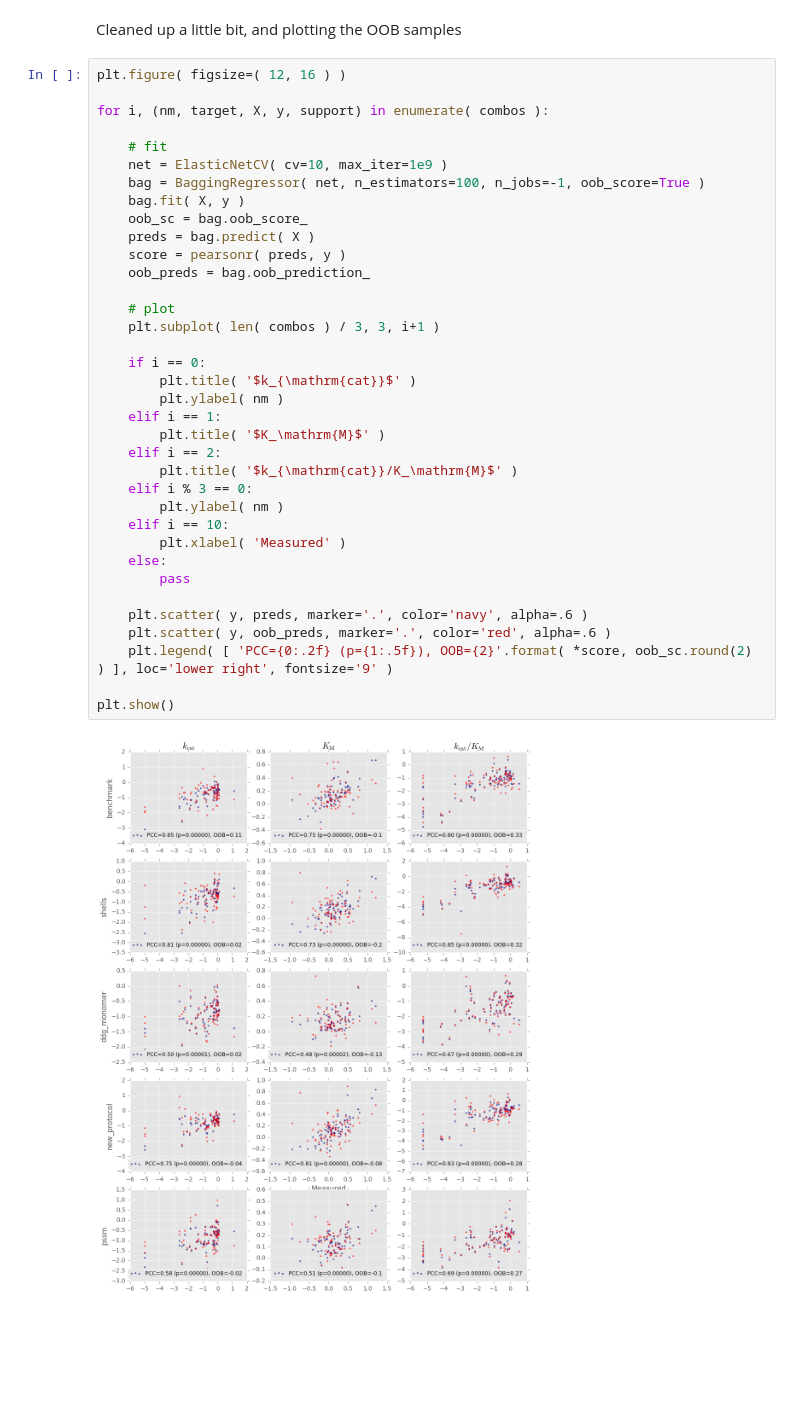
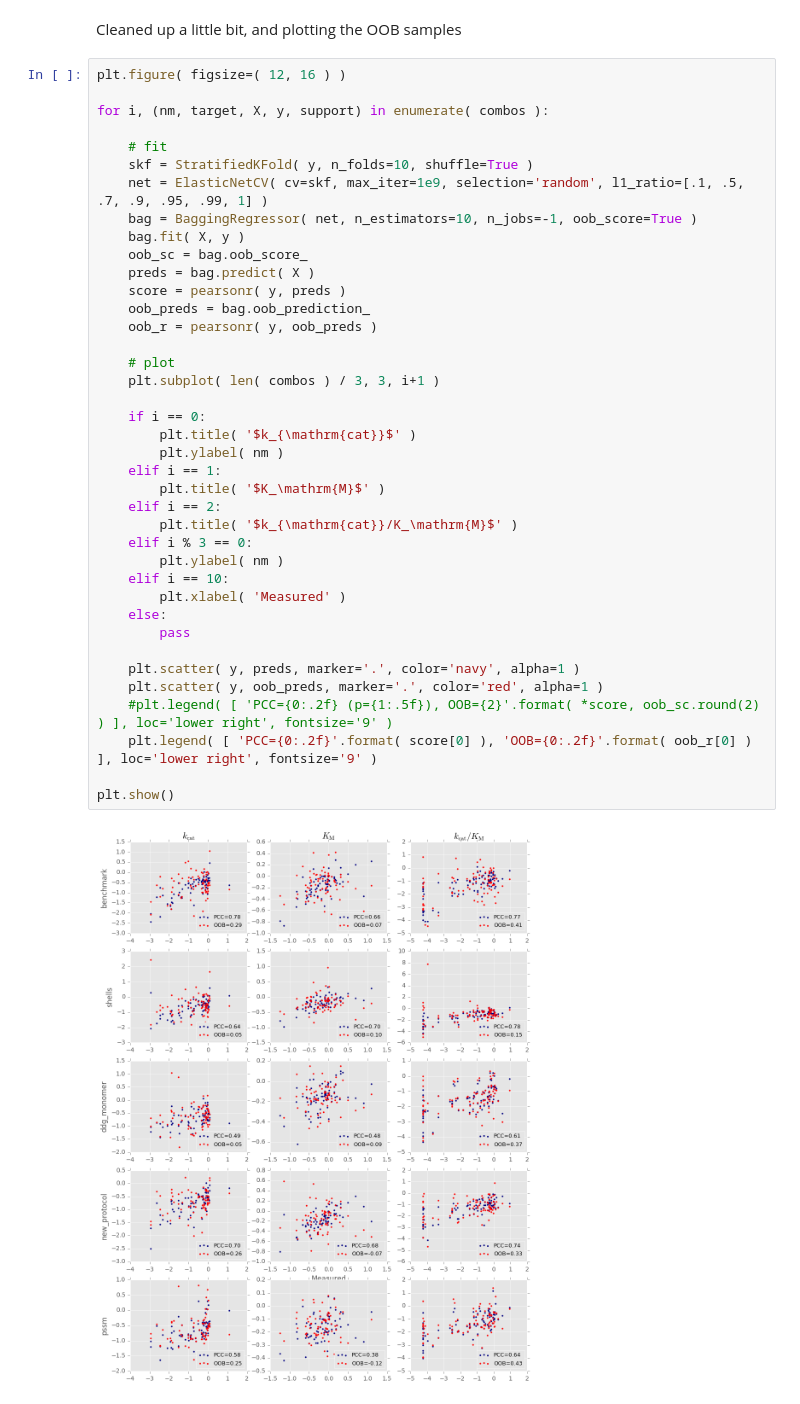
Before and after one commit to dacarlin/bagel-benchmark, a Jupyter notebook: machine_learning/elastic_net_with_bagging.ipynb, the cells around one changed output. Drawn from its saved outputs; the diff is of its cells as text; blank space fills up the shorter version.

```diff
--- a/machine_learning/elastic_net_with_bagging.ipynb
+++ b/machine_learning/elastic_net_with_bagging.ipynb
@@ -70,37 +70,40 @@ Cleaned up a little bit, and plotting the OOB samples
 plt.figure( figsize=( 12, 16 ) )
 
 for i, (nm, target, X, y, support) in enumerate( combos ):
 
     # fit
-    net = ElasticNetCV( cv=10, max_iter=1e9 )
-    bag = BaggingRegressor( net, n_estimators=100, n_jobs=-1, oob_score=True )
+    skf = StratifiedKFold( y, n_folds=10, shuffle=True )
+    net = ElasticNetCV( cv=skf, max_iter=1e9, selection='random', l1_ratio=[.1, .5, .7, .9, .95, .99, 1] )
+    bag = BaggingRegressor( net, n_estimators=10, n_jobs=-1, oob_score=True )
     bag.fit( X, y )
     oob_sc = bag.oob_score_
     preds = bag.predict( X )
-    score = pearsonr( preds, y )
+    score = pearsonr( y, preds )
     oob_preds = bag.oob_prediction_
+    oob_r = pearsonr( y, oob_preds )
 
     # plot
     plt.subplot( len( combos ) / 3, 3, i+1 )
 
     if i == 0:
         plt.title( '$k_{\mathrm{cat}}$' )
         plt.ylabel( nm )
     elif i == 1:
         plt.title( '$K_\mathrm{M}$' )
     elif i == 2:
         plt.title( '$k_{\mathrm{cat}}/K_\mathrm{M}$' )
     elif i % 3 == 0:
         plt.ylabel( nm )
     elif i == 10:
         plt.xlabel( 'Measured' )
     else:
         pass
 
-    plt.scatter( y, preds, marker='.', color='navy', alpha=.6 )
-    plt.scatter( y, oob_preds, marker='.', color='red', alpha=.6 )
-    plt.legend( [ 'PCC={0:.2f} (p={1:.5f}), OOB={2}'.format( *score, oob_sc.round(2) ) ], loc='lower right', fontsize='9' )
+    plt.scatter( y, preds, marker='.', color='navy', alpha=1 )
+    plt.scatter( y, oob_preds, marker='.', color='red', alpha=1 )
+    #plt.legend( [ 'PCC={0:.2f} (p={1:.5f}), OOB={2}'.format( *score, oob_sc.round(2) ) ], loc='lower right', fontsize='9' )
+    plt.legend( [ 'PCC={0:.2f}'.format( score[0] ), 'OOB={0:.2f}'.format( oob_r[0] ) ], loc='lower right', fontsize='9' )
 
 plt.show()
 # %% [output]
-[figure, old version]
+[figure, new version]
```
Also changed, not shown: parts of 1 cell of this notebook, 2 other files.
